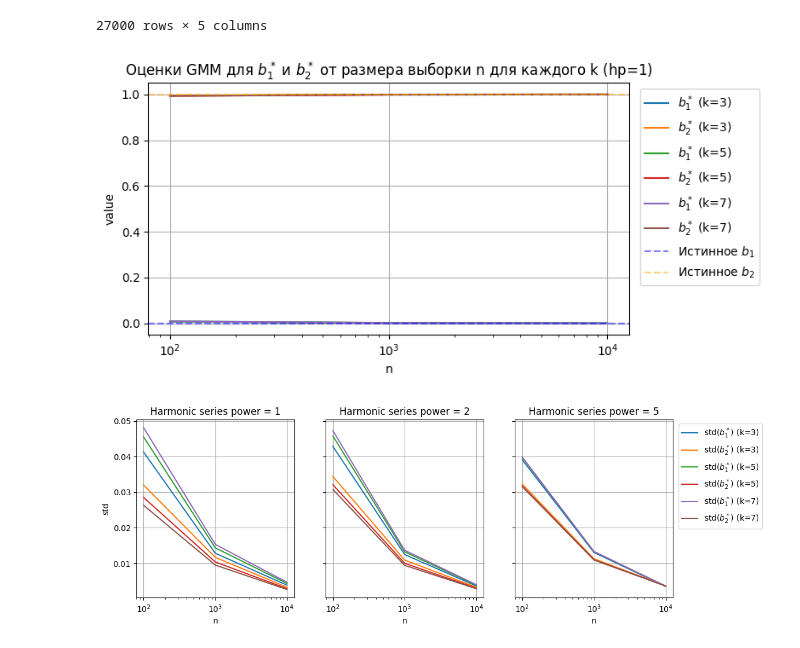
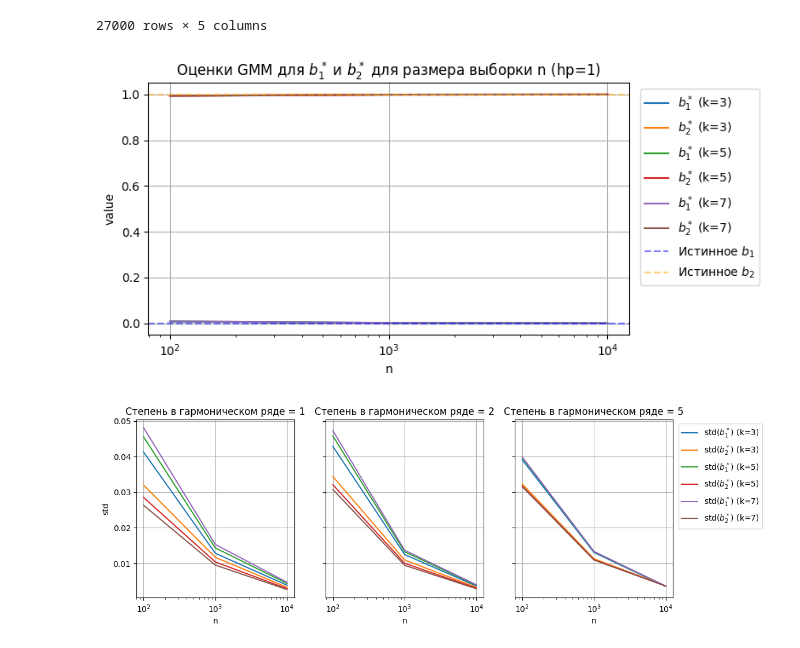
Before and after one commit to e1turin/ipkn-statistics, a Jupyter notebook: lab-3.ipynb, the cells around one changed output. Drawn from its saved outputs; the diff is of its cells as text; code cells hidden in the pictures.

```diff
--- a/lab-3.ipynb
+++ b/lab-3.ipynb
@@ -198,31 +201,31 @@ hps = params_df["hp"].unique()
 # %%
 hp = hps[0]
 
 plt.figure(figsize=(8, 4))
 
 for k_val in ks:
     sub = (
         params_df[(params_df["k"] == k_val) & (params_df["hp"] == hp)]
         .sort_values("n")
         .groupby("n")
         .mean()
     )
     plt.plot(sizes, sub["b1"], label=f"$b_1^*$ (k={k_val})")
     plt.plot(sizes, sub["b2"], label=f"$b_2^*$ (k={k_val})")
 
 plt.axhline(UNIFORM_LOW, color='blue', linestyle='--', alpha=0.5, label='Истинное $b_1$')
 plt.axhline(UNIFORM_HIGH, color='orange', linestyle='--', alpha=0.5, label='Истинное $b_2$')
 plt.xscale("log")
 plt.xlabel("n")
 plt.ylabel("value")
-plt.title(f"Оценки GMM для $b_1^*$ и $b_2^*$ от размера выборки n для каждого k ({hp=:d})")
+plt.title(f"Оценки GMM для $b_1^*$ и $b_2^*$ для размера выборки n ({hp=:d})")
 plt.legend(bbox_to_anchor=(1.01, 1), loc="upper left")
 plt.grid(True)
 
 plt.tight_layout()
 plt.show()
 # %% [output]
-[figure, old version]
+[figure, new version]
 # %%
 n = len(hps)
 figsize = (4, 4)
@@ -246,11 +249,11 @@ for i, hp in enumerate(hps):
     ax.grid(True)
     ax.set_xscale("log")
     ax.set_xlabel("n")
-    ax.set_title(f"Harmonic series power = {hp:d}")
+    ax.set_title(f"Степень в гармоническом ряде = {hp:d}")
 
 axs[0, -1].legend(bbox_to_anchor=(1.01, 1), loc="upper left")
 axs[0, 0].set_ylabel("std")
 plt.show()
 # %% [output]
-[figure, old version]
+[figure, new version]
 # %% [markdown]
```
Also changed, not shown: parts of 27 cells of this notebook.
